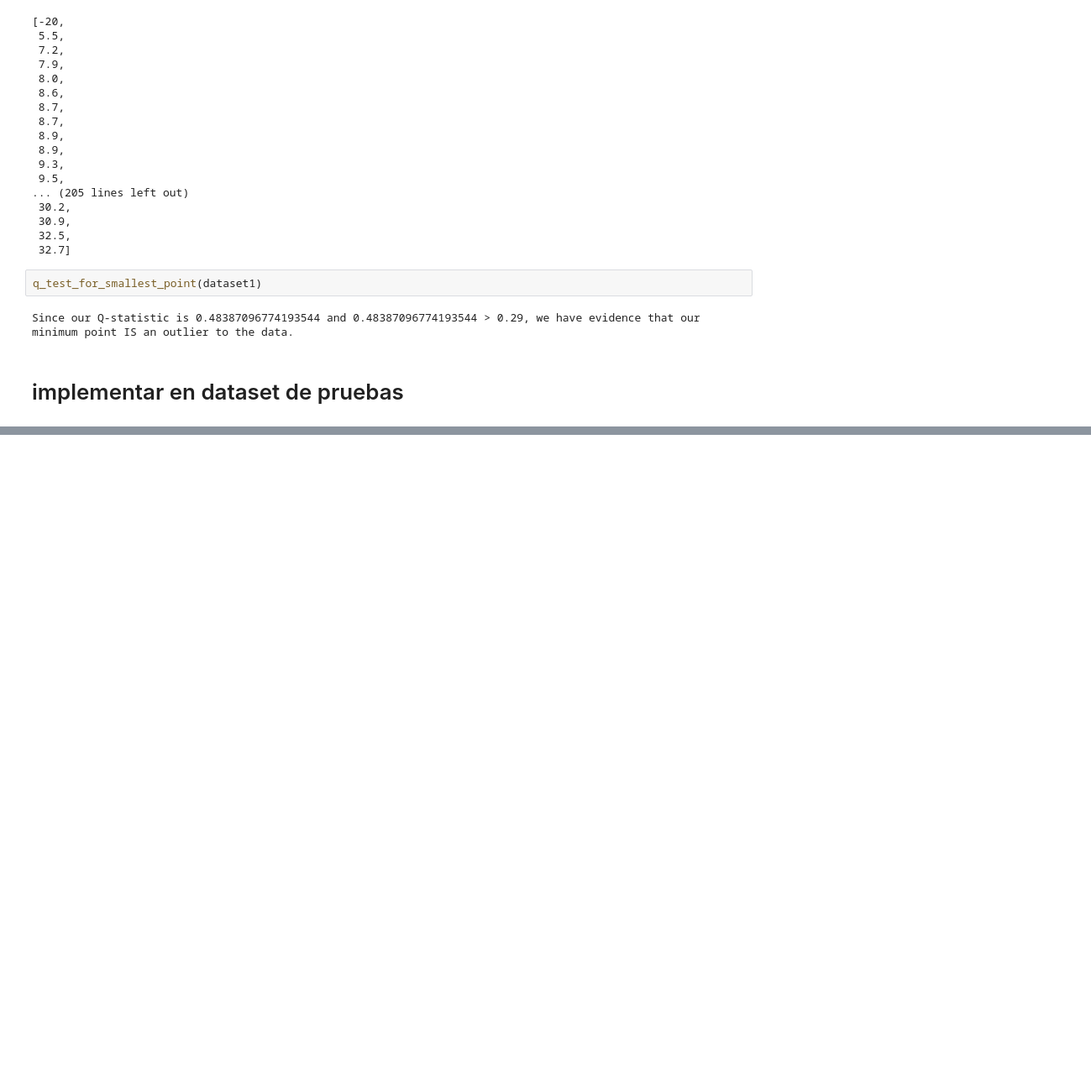
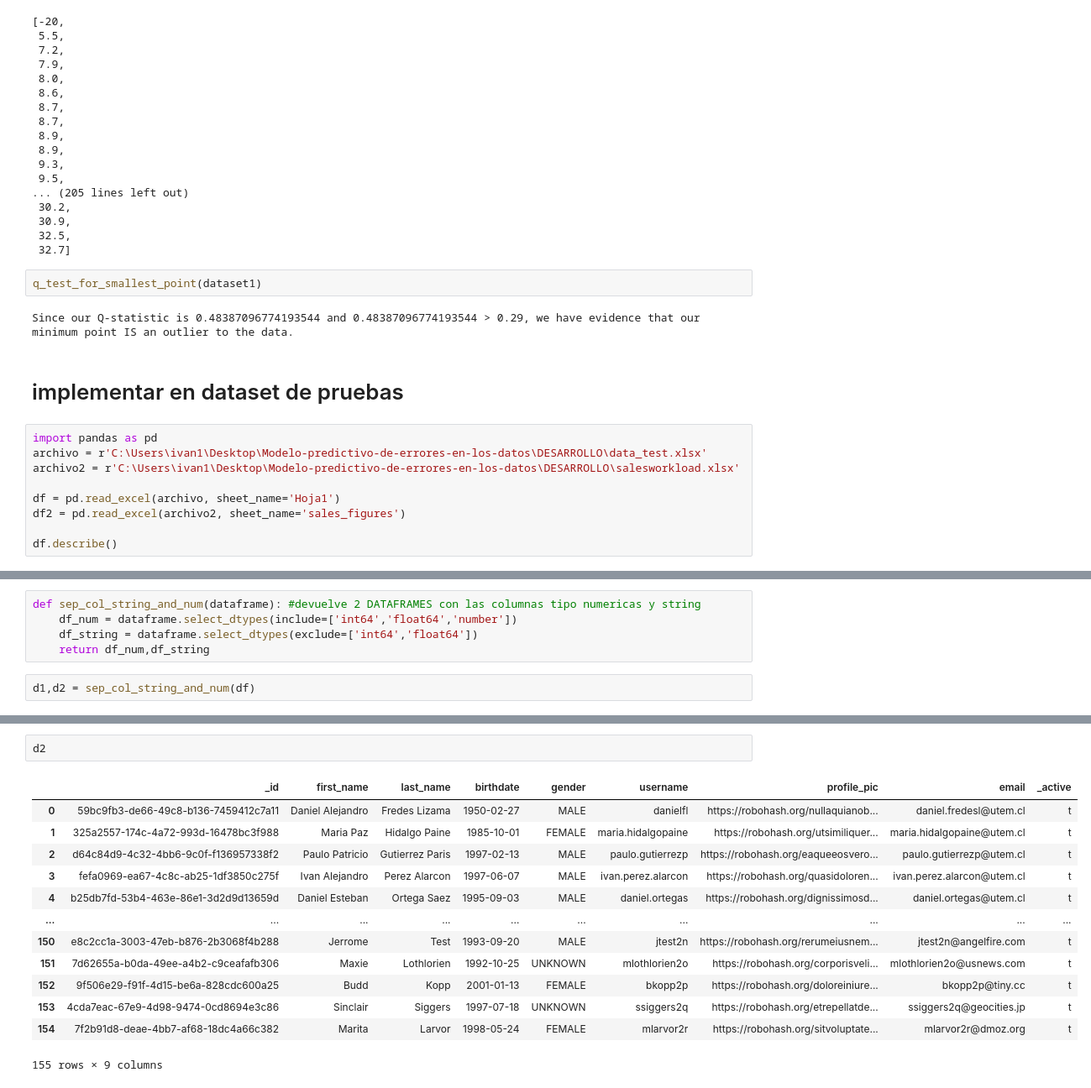
Before and after one commit to IvanPerezAlarcon1/Modelo-predictivo-de-errores-en-los-datos, a Jupyter notebook: Algoritmos python a utilizar/Prueba de Dixon - outliers/Prueba de dixon - experimentacion.ipynb, the cells around one changed output, grey strips where cells are left out. Shown at 84% size. Saved outputs shown, nothing was run; the diff lists cells and outputs as text; blank space fills up the shorter version.

```diff
--- a/Algoritmos python a utilizar/Prueba de Dixon - outliers/Prueba de dixon - experimentacion.ipynb
+++ b/Algoritmos python a utilizar/Prueba de Dixon - outliers/Prueba de dixon - experimentacion.ipynb
@@ -426,3 +426,12 @@ q_test_for_smallest_point(dataset1)
 Since our Q-statistic is 0.48387096774193544 and 0.48387096774193544 > 0.29, we have evidence that our minimum point IS an outlier to the data.
 # %% [markdown]
 # implementar en dataset de pruebas
+# %%
+import pandas as pd
+archivo = r'C:\Users\ivan1\Desktop\Modelo-predictivo-de-errores-en-los-datos\DESARROLLO\data_test.xlsx'
+archivo2 = r'C:\Users\ivan1\Desktop\Modelo-predictivo-de-errores-en-los-datos\DESARROLLO\salesworkload.xlsx'
+
+df = pd.read_excel(archivo, sheet_name='Hoja1')
+df2 = pd.read_excel(archivo2, sheet_name='sales_figures')
+
+df.describe()
@@ -428,0 +463,7 @@ Since our Q-statistic is 0.48387096774193544 and 0.48387096774193544 > 0.29, we
+# %%
+def sep_col_string_and_num(dataframe): #devuelve 2 DATAFRAMES con las columnas tipo numericas y string
+    df_num = dataframe.select_dtypes(include=['int64','float64','number'])
+    df_string = dataframe.select_dtypes(exclude=['int64','float64'])
+    return df_num,df_string
+# %%
+d1,d2 = sep_col_string_and_num(df)
@@ -428,0 +486,16 @@ Since our Q-statistic is 0.48387096774193544 and 0.48387096774193544 > 0.29, we
+# %%
+d2
+# %% [output]
+|  | _id | first_name | last_name | birthdate | gender | username | profile_pic | email | _active |
+| 0 | 59bc9fb3-de66-49c8-b136-7459412c7a11 | Daniel Alejandro | Fredes Lizama | 1950-02-27 | MALE | danielfl | https://robohash.org/nullaquianob... | daniel.fredesl@utem.cl | t |
+| 1 | 325a2557-174c-4a72-993d-16478bc3f988 | Maria Paz | Hidalgo Paine | 1985-10-01 | FEMALE | maria.hidalgopaine | https://robohash.org/utsimiliquer... | maria.hidalgopaine@utem.cl | t |
+| 2 | d64c84d9-4c32-4bb6-9c0f-f136957338f2 | Paulo Patricio | Gutierrez Paris | 1997-02-13 | MALE | paulo.gutierrezp | https://robohash.org/eaqueeosvero... | paulo.gutierrezp@utem.cl | t |
+| 3 | fefa0969-ea67-4c8c-ab25-1df3850c275f | Ivan Alejandro | Perez Alarcon | 1997-06-07 | MALE | ivan.perez.alarcon | https://robohash.org/quasidoloren... | ivan.perez.alarcon@utem.cl | t |
+| 4 | b25db7fd-53b4-463e-86e1-3d2d9d13659d | Daniel Esteban | Ortega Saez | 1995-09-03 | MALE | daniel.ortegas | https://robohash.org/dignissimosd... | daniel.ortegas@utem.cl | t |
+| ... | ... | ... | ... | ... | ... | ... | ... | ... | ... |
+| 150 | e8c2cc1a-3003-47eb-b876-2b3068f4b288 | Jerrome | Test | 1993-09-20 | MALE | jtest2n | https://robohash.org/rerumeiusnem... | jtest2n@angelfire.com | t |
+| 151 | 7d62655a-b0da-49ee-a4b2-c9ceafafb306 | Maxie | Lothlorien | 1992-10-25 | UNKNOWN | mlothlorien2o | https://robohash.org/corporisveli... | mlothlorien2o@usnews.com | t |
+| 152 | 9f506e29-f91f-4d15-be6a-828cdc600a25 | Budd | Kopp | 2001-01-13 | FEMALE | bkopp2p | https://robohash.org/doloreiniure... | bkopp2p@tiny.cc | t |
+| 153 | 4cda7eac-67e9-4d98-9474-0cd8694e3c86 | Sinclair | Siggers | 1997-07-18 | UNKNOWN | ssiggers2q | https://robohash.org/etrepellatde... | ssiggers2q@geocities.jp | t |
+| 154 | 7f2b91d8-deae-4bb7-af68-18dc4a66c382 | Marita | Larvor | 1998-05-24 | FEMALE | mlarvor2r | https://robohash.org/sitvoluptate... | mlarvor2r@dmoz.org | t |
+155 rows × 9 columns
```
Also changed, not shown: parts of 7 cells of this notebook, 1 other file.
